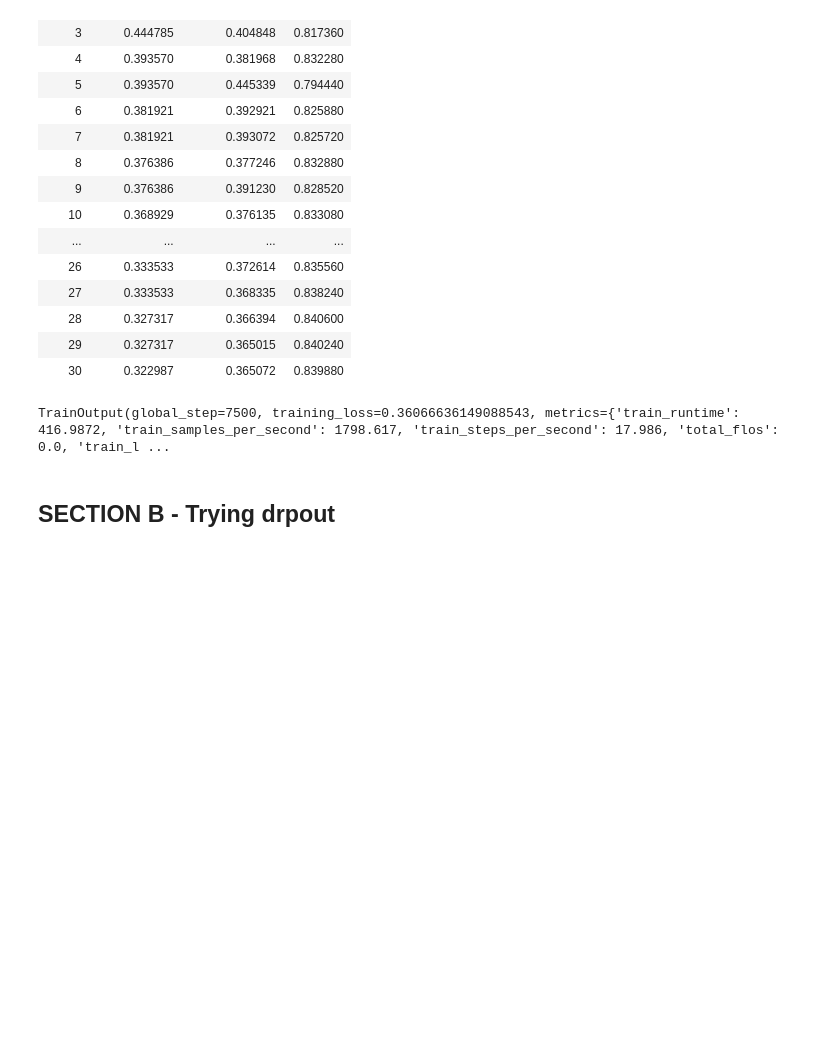
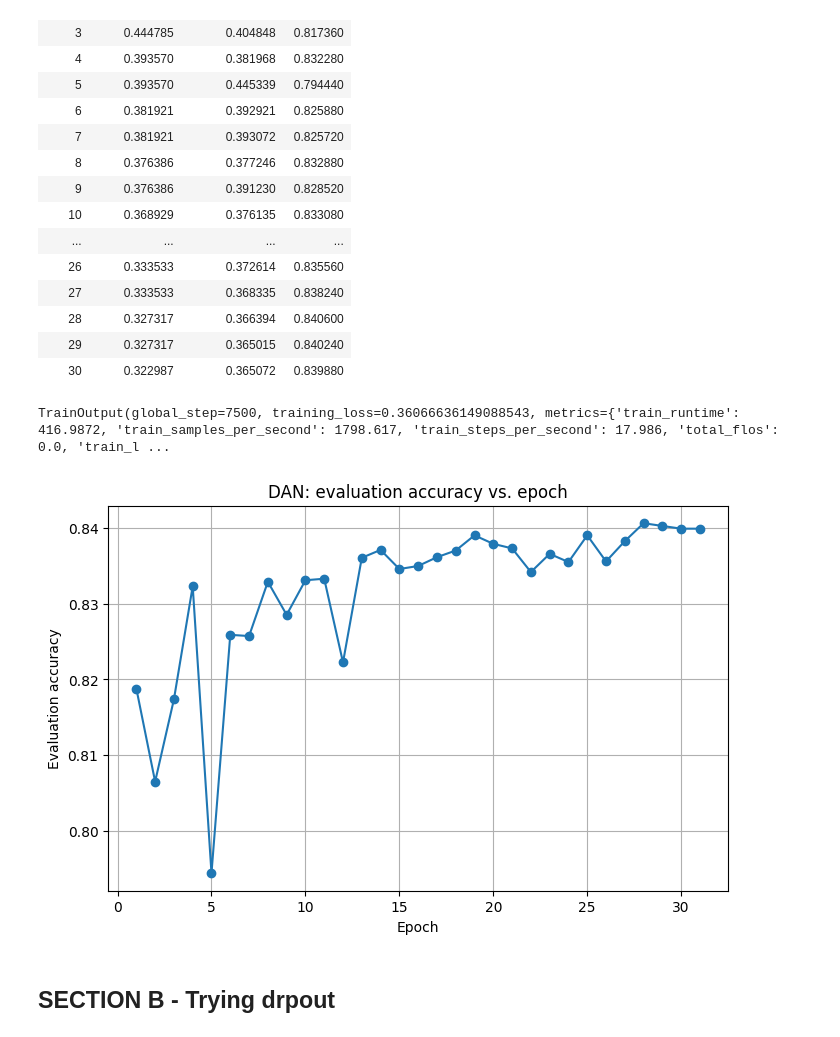
Before and after one commit to ArnavShahor/NLP, a Jupyter notebook: HW1/add_files/DAN_files/DAN.ipynb, the cells around one changed output. Drawn from its saved outputs; the diff is of its cells as text; code cells hidden in the pictures; blank space fills up the shorter version.

```diff
--- a/HW1/add_files/DAN_files/DAN.ipynb
+++ b/HW1/add_files/DAN_files/DAN.ipynb
@@ -245,3 +244,16 @@ TrainOutput(global_step=7500, training_loss=0.36066636149088543, metrics={'train
+# %%
+# You may add Cells & Code lines if you need
+import matplotlib.pyplot as plt
+epochs = range(1, len(history.epoch_acc) + 1)
+plt.figure(figsize=(8, 5))
+plt.plot(epochs, history.epoch_acc, marker="o")
+plt.xlabel("Epoch")
+plt.ylabel("Evaluation accuracy")
+plt.title("DAN: evaluation accuracy vs. epoch")
+plt.grid(True)
+plt.show()
+# %% [output]
+[figure, added]
 # %% [markdown]
 ## SECTION B - Trying drpout
 # %%
```
Also changed, not shown: parts of 4 cells of this notebook.
